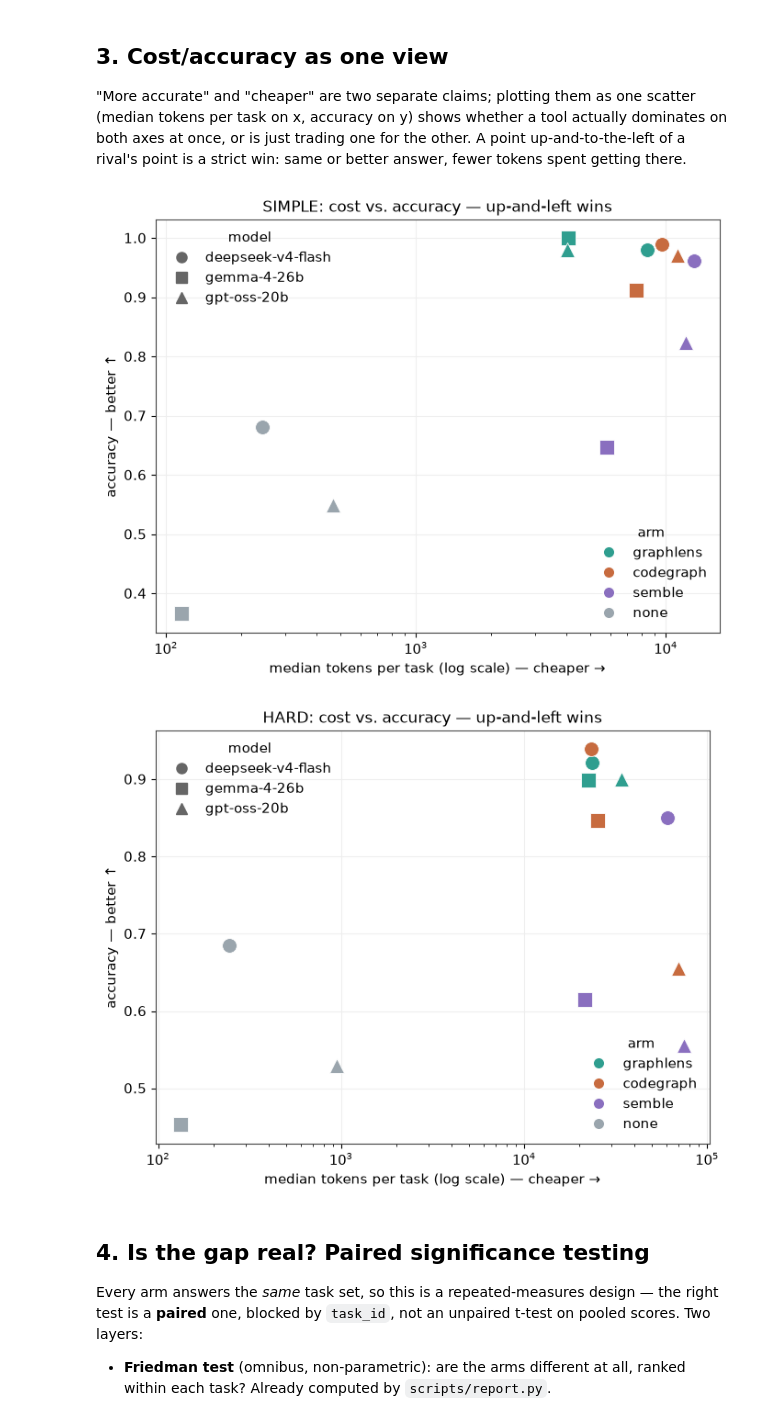
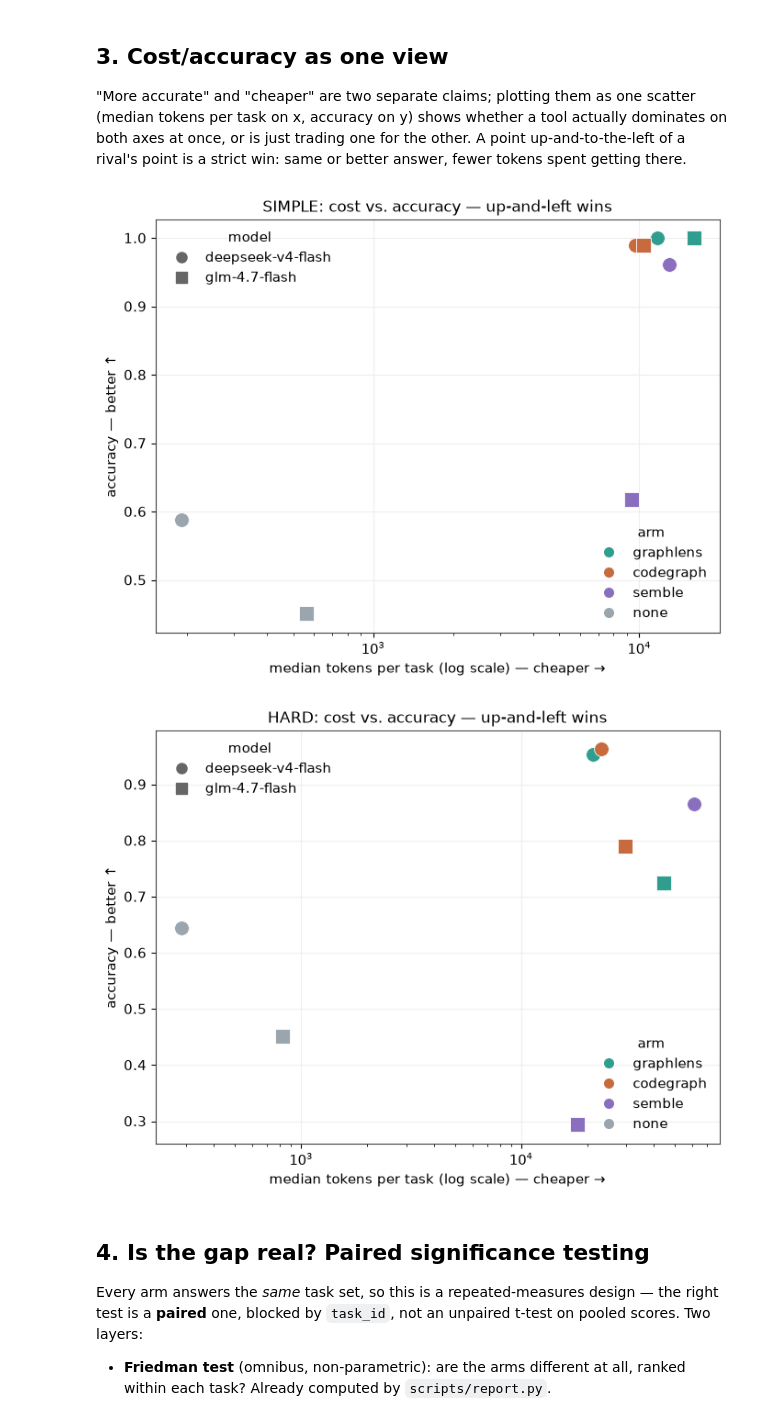
Before and after one commit to Neko1313/graphlens-mcp, a Jupyter notebook: benchmarks/metrics.ipynb, the cells around one changed output. Drawn from its saved outputs; the diff is of its cells as text; code cells hidden in the pictures.

```diff
--- a/benchmarks/metrics.ipynb
+++ b/benchmarks/metrics.ipynb
@@ -23,7 +23,7 @@ ARM_COLOR = {
     "semble": "#8a6fbf",
     "none": "#9aa5ad",
 }
-MODEL_ORDER = ["deepseek-v4-flash", "gemma-4-26b", "gpt-oss-20b"]
+MODEL_ORDER = ["deepseek-v4-flash", "glm-4.7-flash"]
 
 plt.rcParams.update(
     {
@@ -158,8 +150,7 @@ def plot_pareto(regime: str) -> None:
     fig, ax = plt.subplots(figsize=(7, 5.5))
     markers = {
         "deepseek-v4-flash": "o",
-        "gemma-4-26b": "s",
-        "gpt-oss-20b": "^",
+        "glm-4.7-flash": "s",
     }
     for arm in ARMS:
         for model in MODEL_ORDER:
@@ -191,35 +182,35 @@ def plot_pareto(regime: str) -> None:
             label=a,
         )
         for a in ARMS
     ]
     model_handles = [
         plt.Line2D(
             [0],
             [0],
             marker=m,
             color="#666",
             linestyle="",
             markersize=8,
             label=mo,
         )
         for mo, m in markers.items()
     ]
     leg1 = ax.legend(
         handles=arm_handles, title="arm", loc="lower right", frameon=False
     )
     ax.add_artist(leg1)
     ax.legend(
         handles=model_handles, title="model", loc="upper left", frameon=False
     )
     fig.tight_layout()
     plt.show()
 
 
 plot_pareto("SIMPLE")
 plot_pareto("HARD")
 # %% [output]
-[figure, old version]
+[figure, new version]
-[figure, old version]
+[figure, new version]
 # %% [markdown]
 ## 4. Is the gap real? Paired significance testing
 
```
Also changed, not shown: parts of 6 cells of this notebook, 28 other files.
